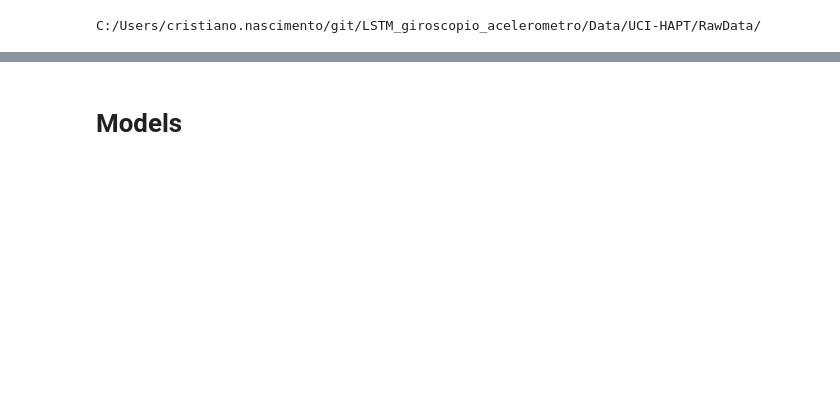
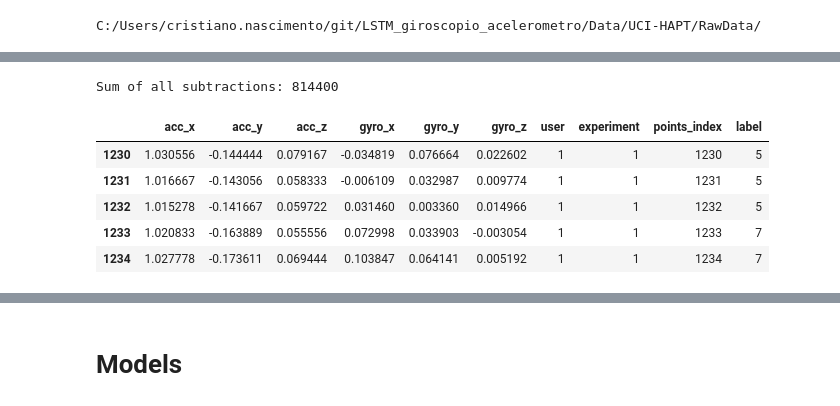
Before and after one commit to cris33rj/LSTM_giroscopio_acelerometro, a Jupyter notebook: Code/DataPrep/UCI_HAPT_with_sliding window_ATTENTION_LSTM_JITTERING_ROTATION_WARPING_MAGNITUDE .ipynb, the cells around one changed output, grey strips where cells are left out. Saved outputs shown, nothing was run; the diff lists cells and outputs as text; code cells hidden in the pictures; blank space fills up the shorter version.

```diff
--- a/Code/DataPrep/UCI_HAPT_with_sliding window_ATTENTION_LSTM_JITTERING_ROTATION_WARPING_MAGNITUDE .ipynb
+++ b/Code/DataPrep/UCI_HAPT_with_sliding window_ATTENTION_LSTM_JITTERING_ROTATION_WARPING_MAGNITUDE .ipynb
@@ -29,4 +29,4 @@ tf.random.set_seed(r_seed)
 data_hora= datetime.now().strftime('%Y-%m-%d_%H-%M-%S')
 LOG_DIR = WORKDIR + "/Code/DataPrep/"+data_hora
 
-pd.set_option('display.float_format', lambda x: f'{x:.17f}')
+#pd.set_option('display.float_format', lambda x: f'{x:.17f}')
@@ -261,0 +207,2 @@ labels_train = labels_train[labels_train["atividade"].isin([4,5,6,7,8,9,10])]
+# %%
+data_df = pd.read_csv('hapt_data_transformed.csv')
@@ -261,0 +240,2 @@ labels_train = labels_train[labels_train["atividade"].isin([4,5,6,7,8,9,10])]
+# %%
+data_df = data_df.dropna()
@@ -261,0 +353,27 @@ labels_train = labels_train[labels_train["atividade"].isin([4,5,6,7,8,9,10])]
+# %%
+import pandas as pd
+
+# Read the data_df dataframe (assuming it's already loaded)
+# data_df = pd.read_csv('your_file.csv')  # Uncomment this line to load your dataframe
+
+# Read labels.txt file (the labels file should be in the same format as described)
+labels_df = pd.read_csv(WORKDIR+'labels.txt', header=None, sep="\s+", names=["experiment", "user", "activity", "start_point", "end_point"])
+
+# Initialize the 'label' column in data_df with NaN (or 0 if you prefer a placeholder)
+data_df['label'] = None
+
+# Iterate over the rows in the labels dataframe and map the activities to the data_df
+for _, row in labels_df.iterrows():
+    experiment_id = row['experiment']
+    user_id = row['user']
+    activity_id = row['activity']
+    start_point = row['start_point']
+    end_point = row['end_point']
+
+    # Filter the rows in data_df that belong to the same experiment and user
+    mask = (data_df['experiment'] == experiment_id) & (data_df['user'] == user_id)
+
+    # Update the 'label' column for the corresponding rows based on the points_index column
+    data_df.loc[mask & (data_df['points_index'] >= start_point) & (data_df['points_index'] <= end_point), 'label'] = activity_id
+
+# The 'label' column is now populated with the activity labels corresponding to each row
@@ -261,0 +385,25 @@ labels_train = labels_train[labels_train["atividade"].isin([4,5,6,7,8,9,10])]
+# %%
+
+import pandas as pd
+
+# Load the file (replace 'your_file.csv' with the actual file path)
+# Assuming the file is a CSV. You can adjust this based on the file type (e.g., Excel).
+labels = pd.read_csv(WORKDIR+'labels.txt', sep=' ', header=None)
+
+# Step 1: Subtraction from column 4 and 3 of each row
+labels['subtraction'] = labels.iloc[:, 4] - labels.iloc[:, 3]
+
+# Step 2: Sum the results of all rows and print the result
+result = labels['subtraction'].sum()
+print("Sum of all subtractions:", result)
+# %% [output]
+Sum of all subtractions: 814400
+# %%
+data_df.head(1235).tail()
+# %% [output]
+|  | acc_x | acc_y | acc_z | gyro_x | gyro_y | gyro_z | user | experiment | points_index | label |
+| 1230 | 1.030556 | -0.144444 | 0.079167 | -0.034819 | 0.076664 | 0.022602 | 1 | 1 | 1230 | 5 |
+| 1231 | 1.016667 | -0.143056 | 0.058333 | -0.006109 | 0.032987 | 0.009774 | 1 | 1 | 1231 | 5 |
+| 1232 | 1.015278 | -0.141667 | 0.059722 | 0.031460 | 0.003360 | 0.014966 | 1 | 1 | 1232 | 5 |
+| 1233 | 1.020833 | -0.163889 | 0.055556 | 0.072998 | 0.033903 | -0.003054 | 1 | 1 | 1233 | 7 |
+| 1234 | 1.027778 | -0.173611 | 0.069444 | 0.103847 | 0.064141 | 0.005192 | 1 | 1 | 1234 | 7 |
```
Also changed, not shown: parts of 323 cells of this notebook, 2 other files.
